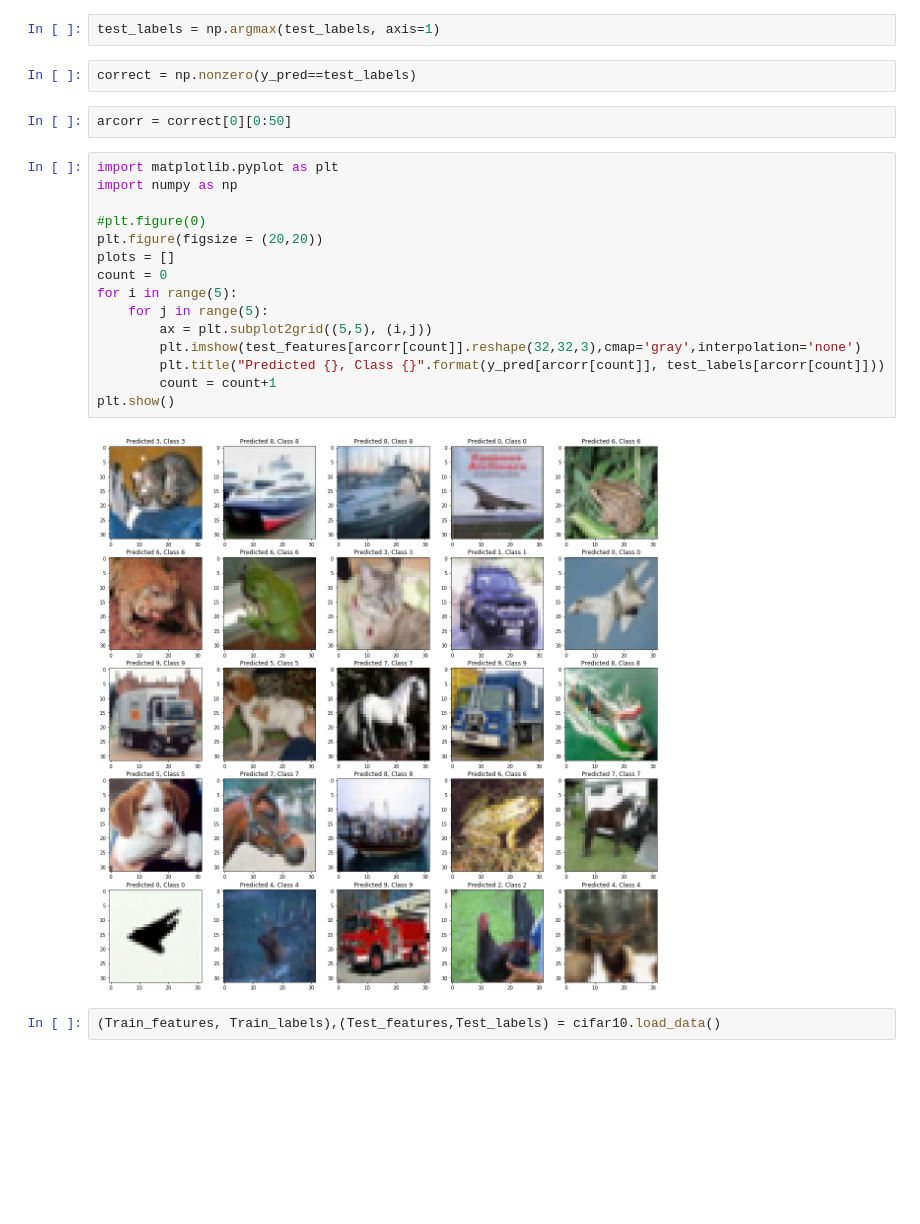
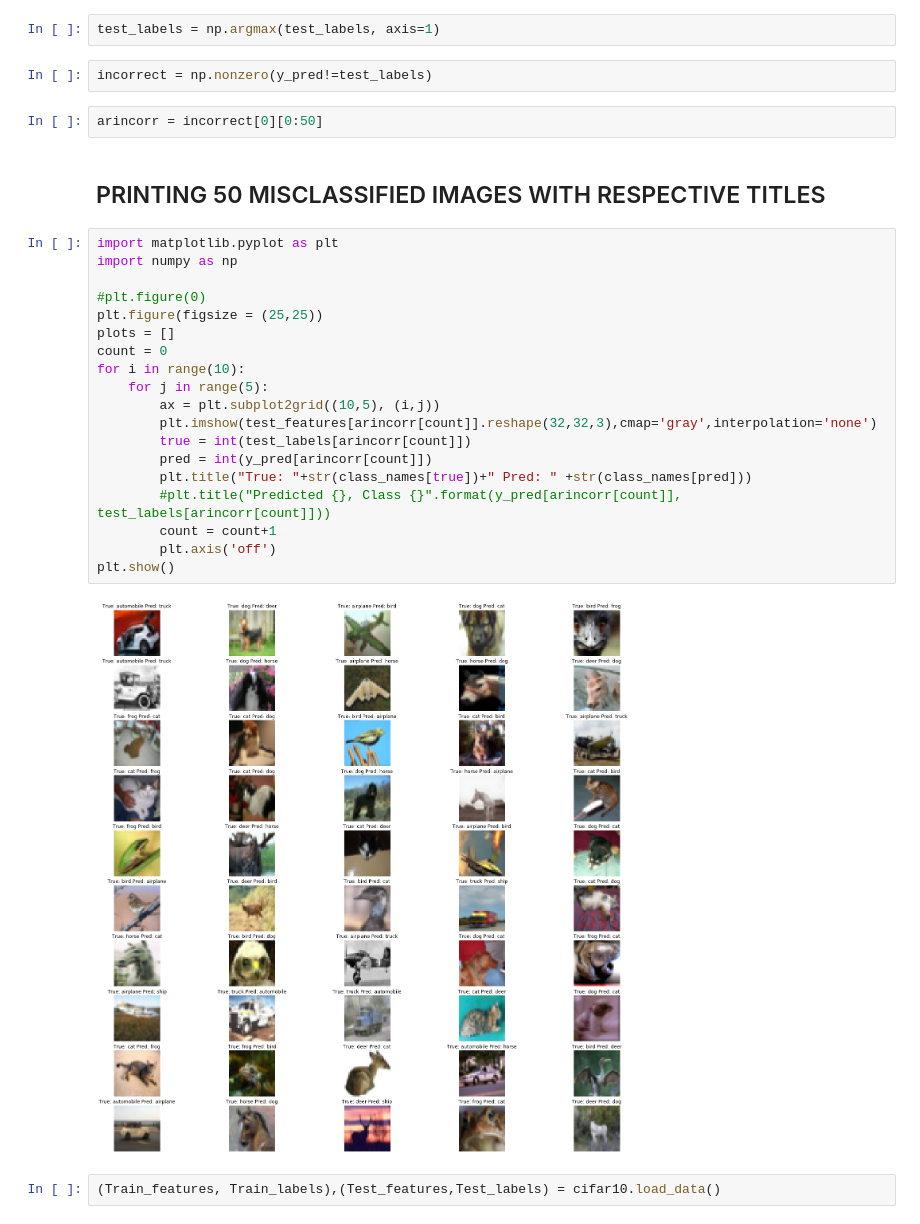
Before and after one commit to raajeshlr/EIP3Phase2Repository, a Jupyter notebook: Session1/EIP3Phase2Session1.ipynb, the cells around one changed output. Drawn from its saved outputs; the diff is of its cells as text; blank space fills up the shorter version.

```diff
--- a/Session1/EIP3Phase2Session1.ipynb
+++ b/Session1/EIP3Phase2Session1.ipynb
@@ -180,26 +178,32 @@ y_pred = np.argmax(Y_pred, axis=1)
 # %%
 test_labels = np.argmax(test_labels, axis=1)
 # %%
-correct = np.nonzero(y_pred==test_labels)
+incorrect = np.nonzero(y_pred!=test_labels)
 # %%
-arcorr = correct[0][0:50]
+arincorr = incorrect[0][0:50]
+# %% [markdown]
+## PRINTING 50 MISCLASSIFIED IMAGES WITH RESPECTIVE TITLES
 # %%
 import matplotlib.pyplot as plt
 import numpy as np
 
 #plt.figure(0)
-plt.figure(figsize = (20,20))
+plt.figure(figsize = (25,25))
 plots = []
 count = 0
-for i in range(5):
+for i in range(10):
     for j in range(5):
-        ax = plt.subplot2grid((5,5), (i,j))
-        plt.imshow(test_features[arcorr[count]].reshape(32,32,3),cmap='gray',interpolation='none')
-        plt.title("Predicted {}, Class {}".format(y_pred[arcorr[count]], test_labels[arcorr[count]]))
+        ax = plt.subplot2grid((10,5), (i,j))
+        plt.imshow(test_features[arincorr[count]].reshape(32,32,3),cmap='gray',interpolation='none')
+        true = int(test_labels[arincorr[count]])
+        pred = int(y_pred[arincorr[count]])
+        plt.title("True: "+str(class_names[true])+" Pred: " +str(class_names[pred]))
+        #plt.title("Predicted {}, Class {}".format(y_pred[arincorr[count]], test_labels[arincorr[count]]))
         count = count+1
+        plt.axis('off')
 plt.show()
 # %% [output]
-[figure, old version]
+[figure, new version]
 # %%
 (Train_features, Train_labels),(Test_features,Test_labels) = cifar10.load_data()
 # %%
```
Also changed, not shown: parts of 6 cells of this notebook.
